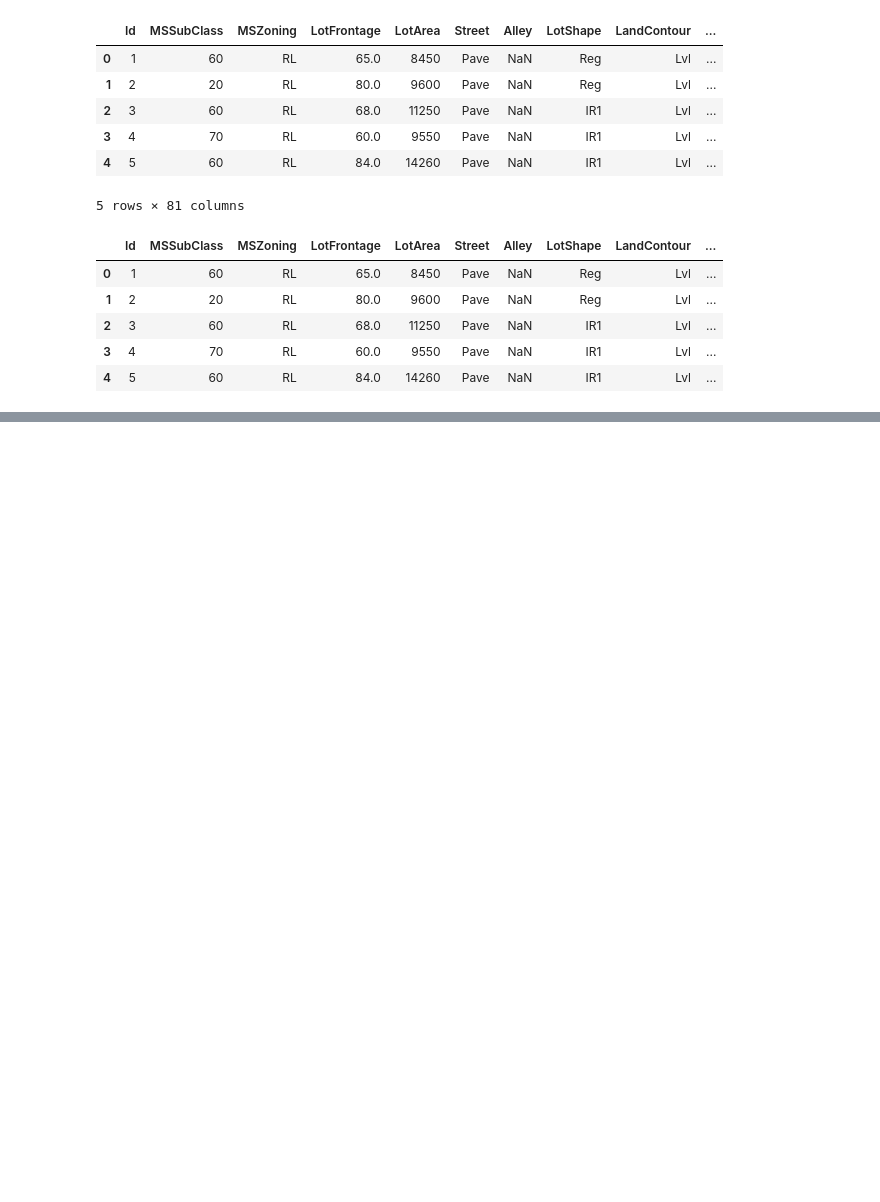
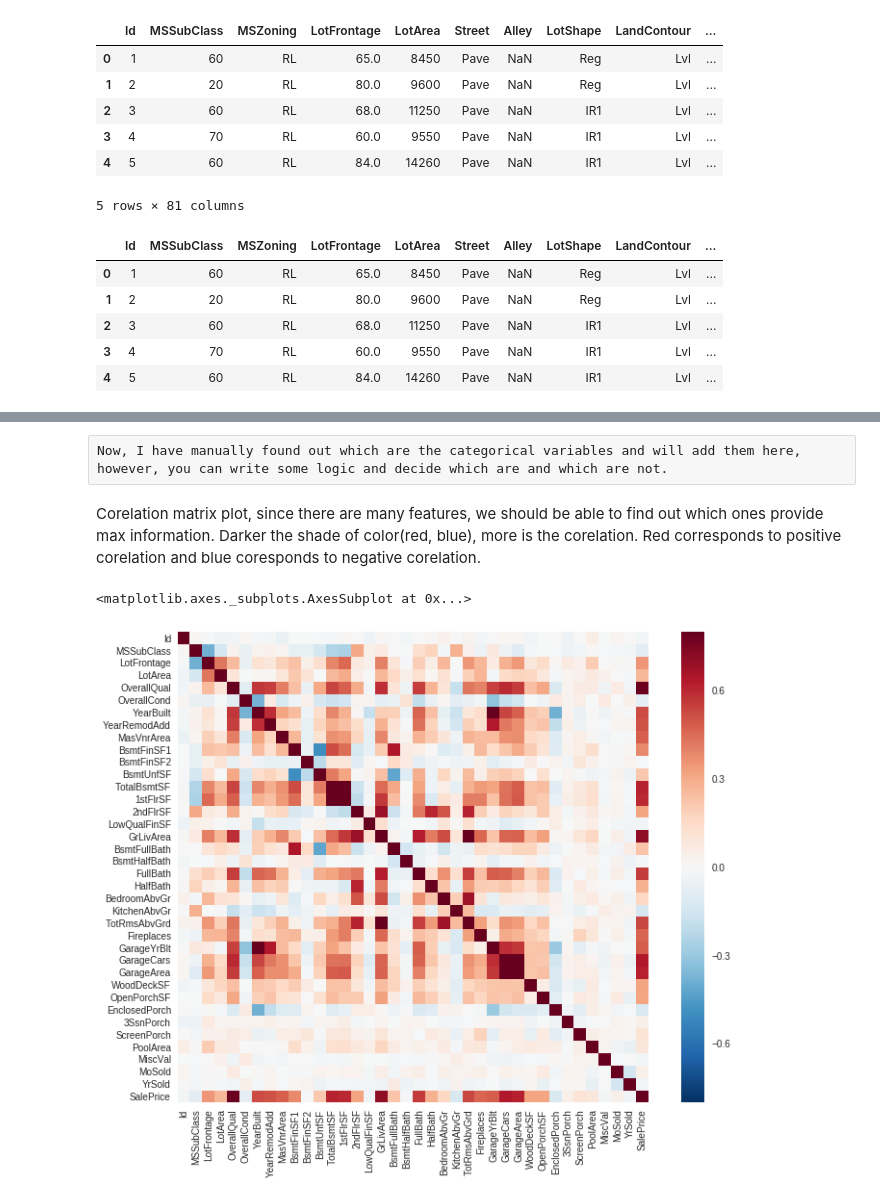
Before and after one commit to vikramriyer/Data_Analysis_Multiple, a Jupyter notebook: HousePrices.ipynb, the cells around one changed output, grey strips where cells are left out. Saved outputs shown, nothing was run; the diff lists cells and outputs as text; code cells hidden in the pictures; blank space fills up the shorter version.

```diff
--- a/HousePrices.ipynb
+++ b/HousePrices.ipynb
@@ -58,0 +96,12 @@ for i in train.columns.tolist():
+# %% [raw]
+Now, I have manually found out which are the categorical variables and will add them here, however, you can write some logic and decide which are and which are not.
+# %% [markdown]
+Corelation matrix plot, since there are many features, we should be able to find out which ones provide max information. Darker the shade of color(red, blue), more is the corelation. Red corresponds to positive corelation and blue coresponds to negative corelation.
+# %%
+cormat = train.corr()
+
+f, ax = plt.subplots(figsize=(12,9))
+sns.heatmap(cormat, vmax=.8, square=True)
+# %% [output]
+<matplotlib.axes._subplots.AxesSubplot at 0x...>
+[figure, added]
```
Also changed, not shown: parts of 12 cells of this notebook.
